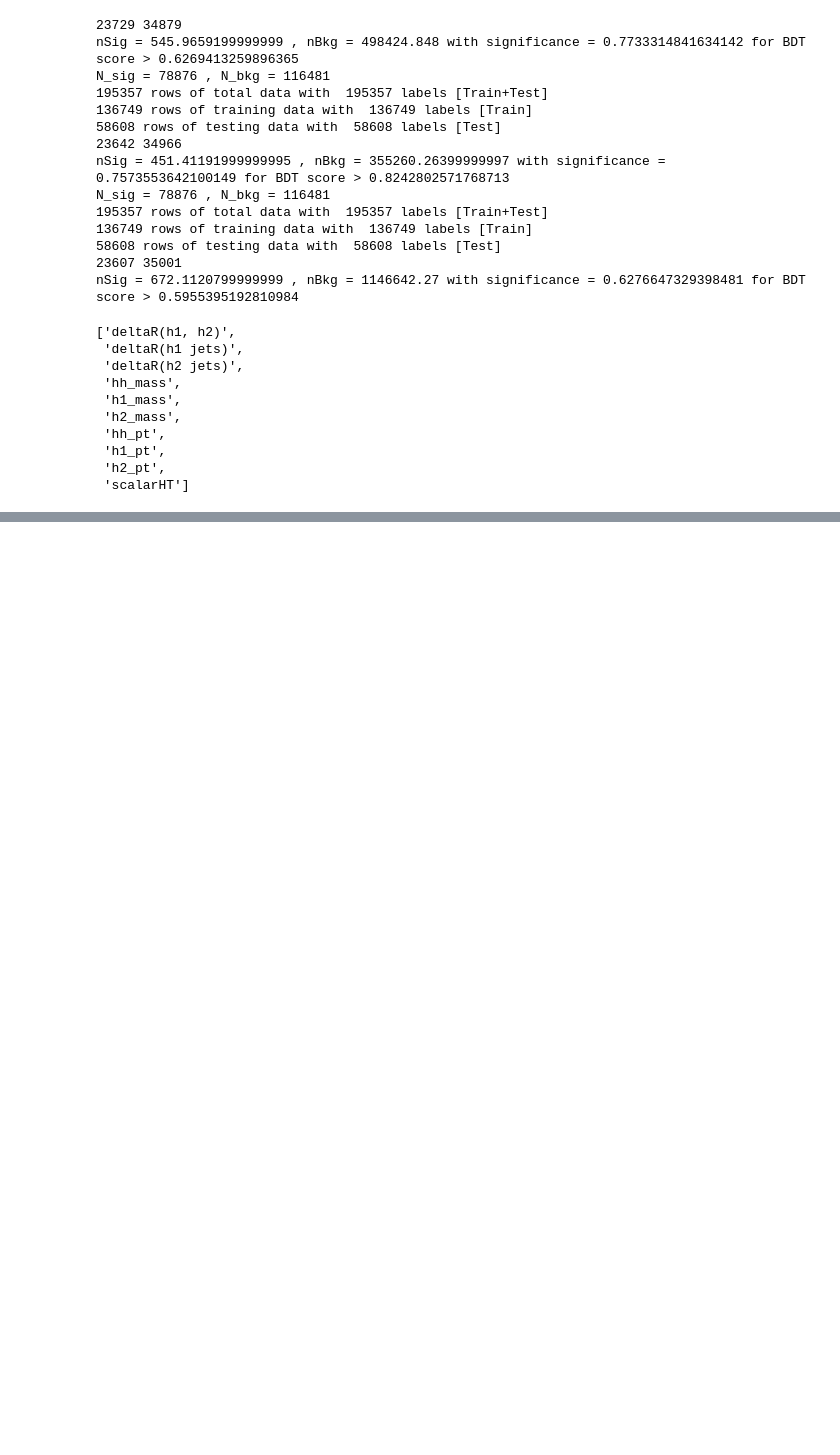
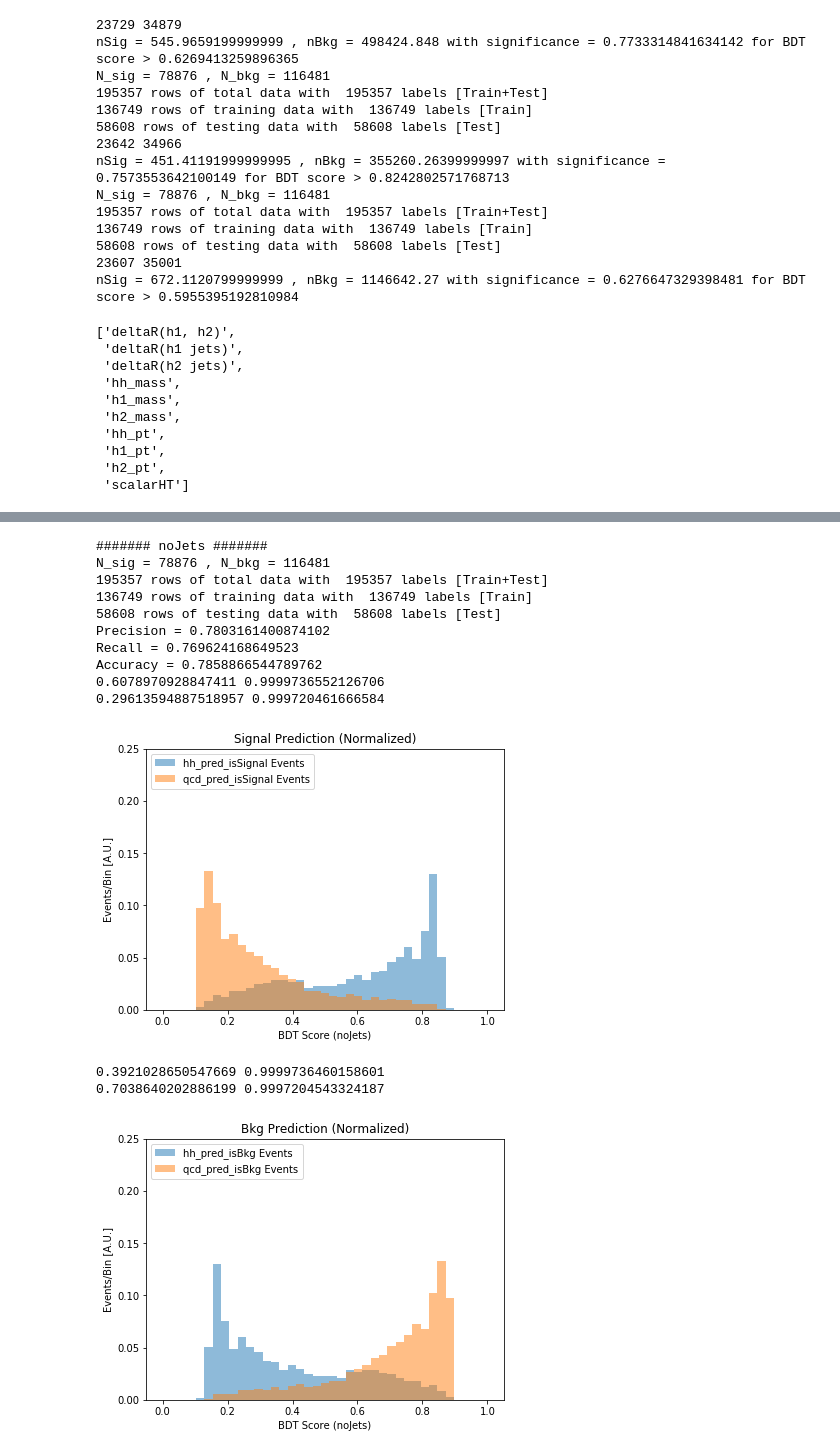
Before and after one commit to neu-physics/dihiggsMLProject, a Jupyter notebook: BoostedDecisionTree/xgboost_sandbox.ipynb, the cells around one changed output, grey strips where cells are left out. Cells and saved outputs as stored; diff of their text form; code cells hidden in the pictures; blank space fills up the shorter version.

```diff
--- a/BoostedDecisionTree/xgboost_sandbox.ipynb
+++ b/BoostedDecisionTree/xgboost_sandbox.ipynb
@@ -25,7 +25,7 @@ array([[<matplotlib.axes._subplots.AxesSubplot object at 0x...>]],
 [figure]
 [figure]
 # %%
-def setupAndTrainBDT(all_data, all_labels, _testSize=0.3, _saveModel=False, _maxDepth=3, _eta=0.3, _steps=5, _modelName='reduced_bdt'):
+def setupAndTrainBDT(all_data, all_labels, _testSize=0.3, _saveModel=False, _maxDepth=8, _eta=0.3, _steps=25, _modelName='reduced_bdt'):
     """setup and train BDT"""
 
     # *** 1. Split dataset into test + train, make correct input objects
@@ -46,7 +46,9 @@ def setupAndTrainBDT(all_data, all_labels, _testSize=0.3, _saveModel=False, _max
     steps = _steps  # The number of training iterations
 
     # *** 3. Train model
-    model = xgb.train(param, D_train, steps)
+    #model = xgb.train(param, D_train, steps)
+    #model = xgb.train(param, D_train, steps, evals=[(D_train, 'error'), (D_test, 'error'), (D_test, 'logloss'), (D_test, 'auc')])
+    model = xgb.train(param, D_train, steps, evals=[(D_test, 'logloss')], early_stopping_rounds=3)
 
     # *** 4. Evaluate model
     preds = model.predict(D_test)
@@ -185,7 +187,7 @@ def makeDatasetsAndTrainModel(_modelName, _variables, _testingFraction, _signalD
     # get hh and qcd split testing data
     _data_signal_test, _labels_signal_test, _data_bkg_test, _labels_bkg_test = returnTestSamplesSplitIntoSignalAndBackground(_data_test, _labels_test)
     # train model
-    _model = setupAndTrainBDT(_data_train, _labels_train, _maxDepth=8, _eta=0.3)
+    _model = setupAndTrainBDT(_data_train, _labels_train, _maxDepth=8, _eta=0.2, _steps=45)
     # do some plotting
     if _makePlots:
         plotBDTOutputAndTree(_model, _modelName, _data_signal_test, _labels_signal_test, _data_bkg_test, _labels_bkg_test, _savePlots=False)
@@ -331,3 +333,8 @@ load.feature_names
  'h1_pt',
  'h2_pt',
  'scalarHT']
+# %%
+variables_noJets = list(hh_raw.columns)
+variables_noJets = [var for var in variables_noJets if ('jet1' not in var and 'jet2' not in var and 'jet3' not in var and 'jet4' not in var and 'jet5' not in var and 'jet6' not in var and 'jet7' not in var and 'jet8' not in var and 'jet9' not in var)]
+variables_noJets = [var for var in variables_noJets if ('recoJet' not in var)]
+variables_noJets.remove('isSignal')
@@ -333,0 +361,17 @@ load.feature_names
+# %%
+model_noJets = makeDatasetsAndTrainModel( 'noJets', variables_noJets, testingFraction, hh_raw.copy(), qcd_raw.copy(), _makePlots=True )
+# %% [output]
+####### noJets #######
+N_sig = 78876 , N_bkg = 116481
+195357 rows of total data with  195357 labels [Train+Test]
+136749 rows of training data with  136749 labels [Train]
+58608 rows of testing data with  58608 labels [Test]
+Precision = 0.7803161400874102
+Recall = 0.769624168649523
+Accuracy = 0.7858866544789762
+0.6078970928847411 0.9999736552126706
+0.29613594887518957 0.999720461666584
+[figure, added]
+0.3921028650547669 0.9999736460158601
+0.7038640202886199 0.9997204543324187
+[figure, added]
```
Also changed, not shown: parts of 7 cells of this notebook, 6 other files.
